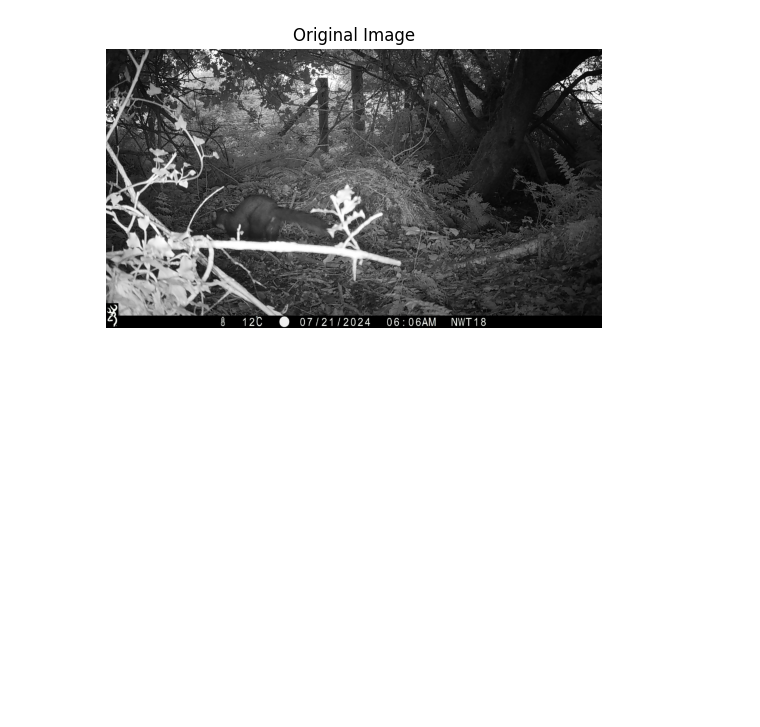
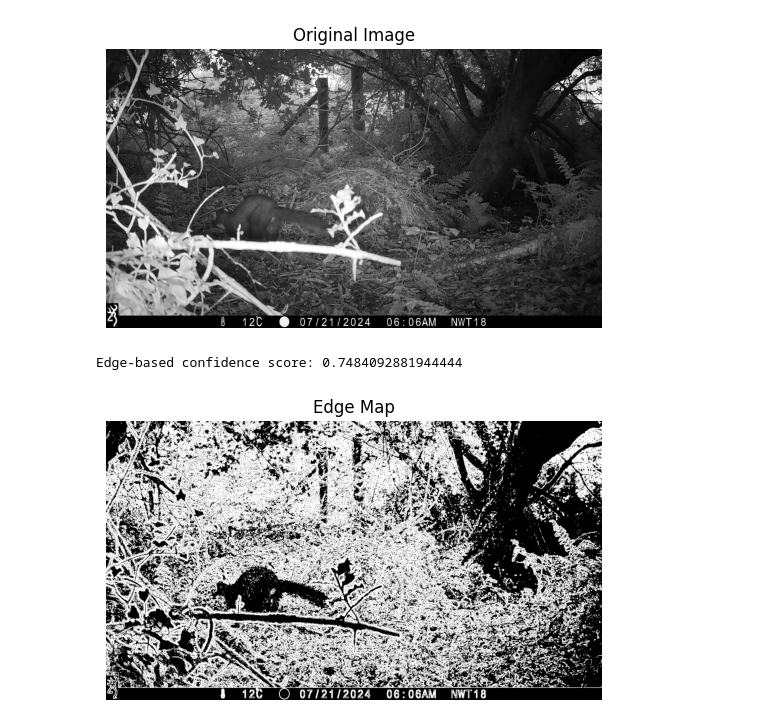
Before and after one commit to Ronan-Francis/CritterSnapAI, a Jupyter notebook: notebooks/EdgeDetection.ipynb, the cells around one changed output. Saved outputs shown, nothing was run; the diff lists cells and outputs as text; code cells hidden in the pictures; blank space fills up the shorter version.

```diff
--- a/notebooks/EdgeDetection.ipynb
+++ b/notebooks/EdgeDetection.ipynb
@@ -91,3 +175,17 @@ plt.axis("off")
 plt.show()
 # %% [output]
 [figure]
+# %%
+# Compute edge-based confidence and get the edge map
+confidence, edge_map = compute_edge_confidence(img, edge_threshold=50, window_size=20)
+
+print("Edge-based confidence score:", confidence)
+
+# Visualize the edge map
+plt.imshow(edge_map, cmap="gray")
+plt.title("Edge Map")
+plt.axis("off")
+plt.show()
+# %% [output]
+Edge-based confidence score: 0.7484092881944444
+[figure, added]
```
Also changed, not shown: parts of 12 cells of this notebook, 1 other file.
